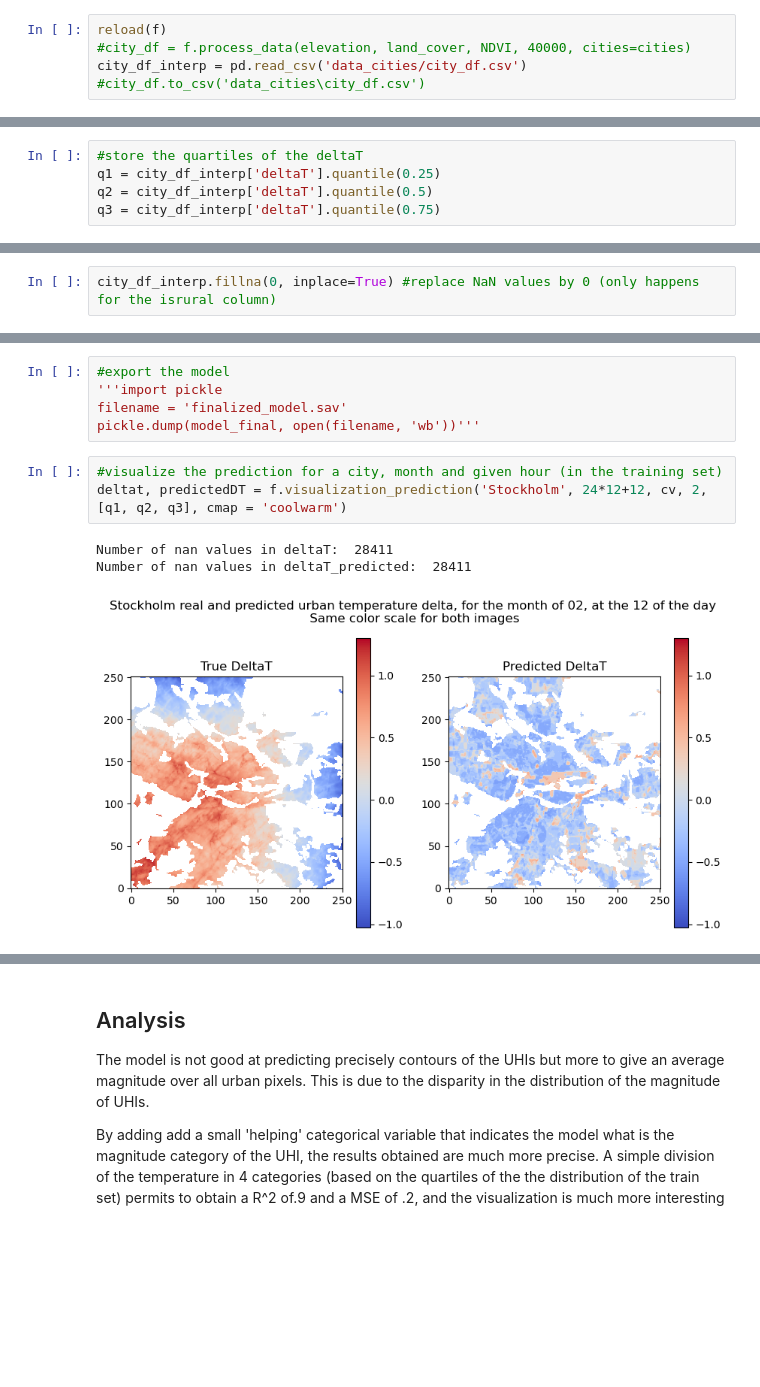
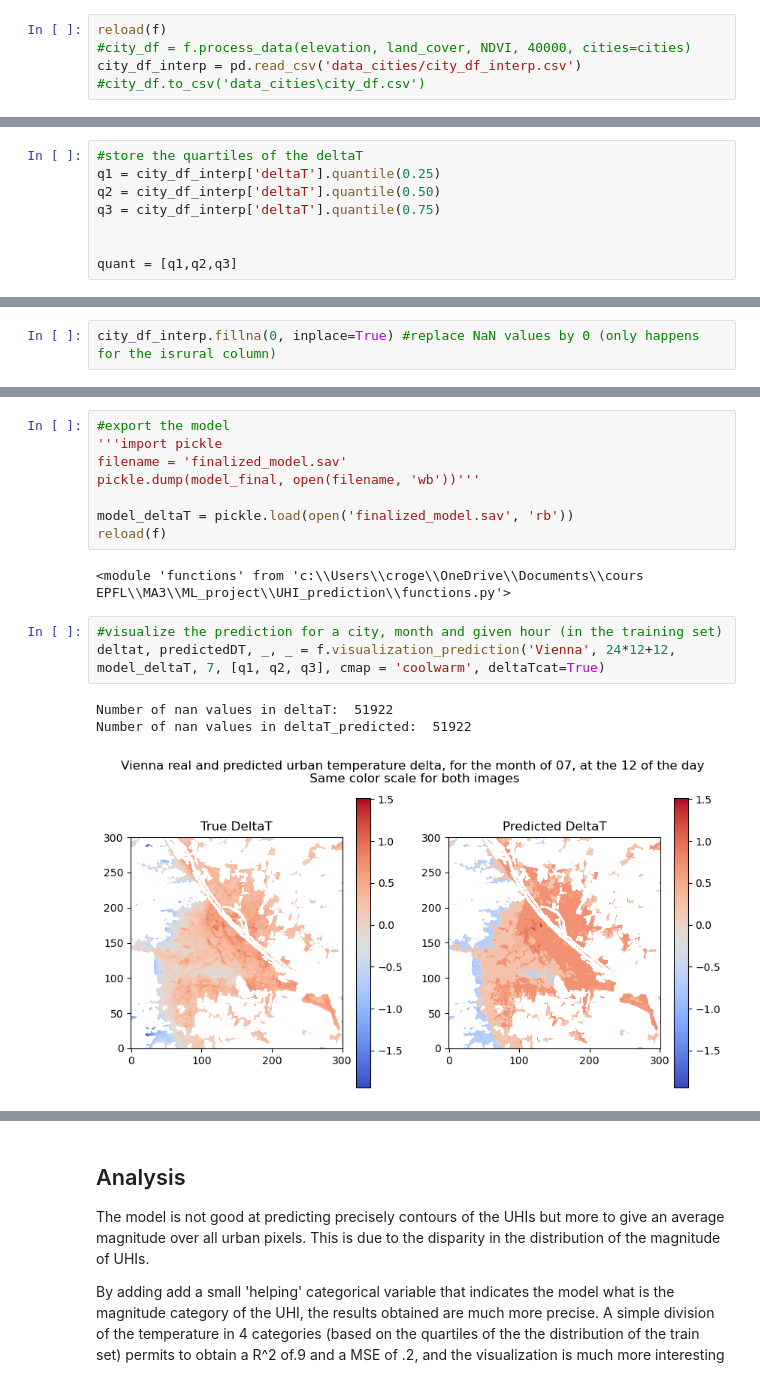
Before and after one commit to christopherogerepfl/UHI_prediction, a Jupyter notebook: task1.ipynb, the cells around one changed output, grey strips where cells are left out. Saved outputs shown, nothing was run; the diff lists cells and outputs as text; blank space fills up the shorter version.

```diff
--- a/task1.ipynb
+++ b/task1.ipynb
@@ -42,7 +42,7 @@ cities = ['Amsterdam', 'Madrid', 'Stockholm', 'Lyon', 'Vienna']
 # %%
 reload(f)
 #city_df = f.process_data(elevation, land_cover, NDVI, 40000, cities=cities)
-city_df_interp = pd.read_csv('data_cities/city_df.csv')
+city_df_interp = pd.read_csv('data_cities/city_df_interp.csv')
 #city_df.to_csv('data_cities\city_df.csv')
 # %%
 #city_df_interp = f.process_data(elevation, land_cover, NDVI, 40000, cities=cities, interpolation=True) #interpolation parameter chooses the method of upsampling
@@ -180,8 +180,11 @@ plt.show()
 # %%
 #store the quartiles of the deltaT
 q1 = city_df_interp['deltaT'].quantile(0.25)
-q2 = city_df_interp['deltaT'].quantile(0.5)
+q2 = city_df_interp['deltaT'].quantile(0.50)
 q3 = city_df_interp['deltaT'].quantile(0.75)
+
+
+quant = [q1,q2,q3]
 # %%
 #create a column with population category : 0 for pop<100, 2 for 100<pop<1000, 2 for 1000<pop<100000, 3 for pop>100000 and a deltaT category : 0 for deltaT<q1, 1 for q1<deltaT<q2, 2 for q2<deltaT<q3, 3 for deltaT>q3
 city_df_interp['pop_cat'] = city_df_interp['pop'].apply(lambda x : 0 if x<100 else (1 if x<1000 else (2 if x<10000 else 3)))
@@ -390,10 +411,15 @@ print(y_test.iloc[140:150].values)
 '''import pickle
 filename = 'finalized_model.sav'
 pickle.dump(model_final, open(filename, 'wb'))'''
+
+model_deltaT = pickle.load(open('finalized_model.sav', 'rb'))
+reload(f)
+# %% [output]
+<module 'functions' from 'c:\\Users\\croge\\OneDrive\\Documents\\cours EPFL\\MA3\\ML_project\\UHI_prediction\\functions.py'>
 # %%
 #visualize the prediction for a city, month and given hour (in the training set)
-deltat, predictedDT = f.visualization_prediction('Stockholm', 24*12+12, cv, 2, [q1, q2, q3], cmap = 'coolwarm')
+deltat, predictedDT, _, _ = f.visualization_prediction('Vienna', 24*12+12, model_deltaT, 7, [q1, q2, q3], cmap = 'coolwarm', deltaTcat=True)
 # %% [output]
-Number of nan values in deltaT:  28411
-Number of nan values in deltaT_predicted:  28411
+Number of nan values in deltaT:  51922
+Number of nan values in deltaT_predicted:  51922
-[figure, old version]
+[figure, new version]
```
Also changed, not shown: parts of 31 cells of this notebook, 1 other file.
